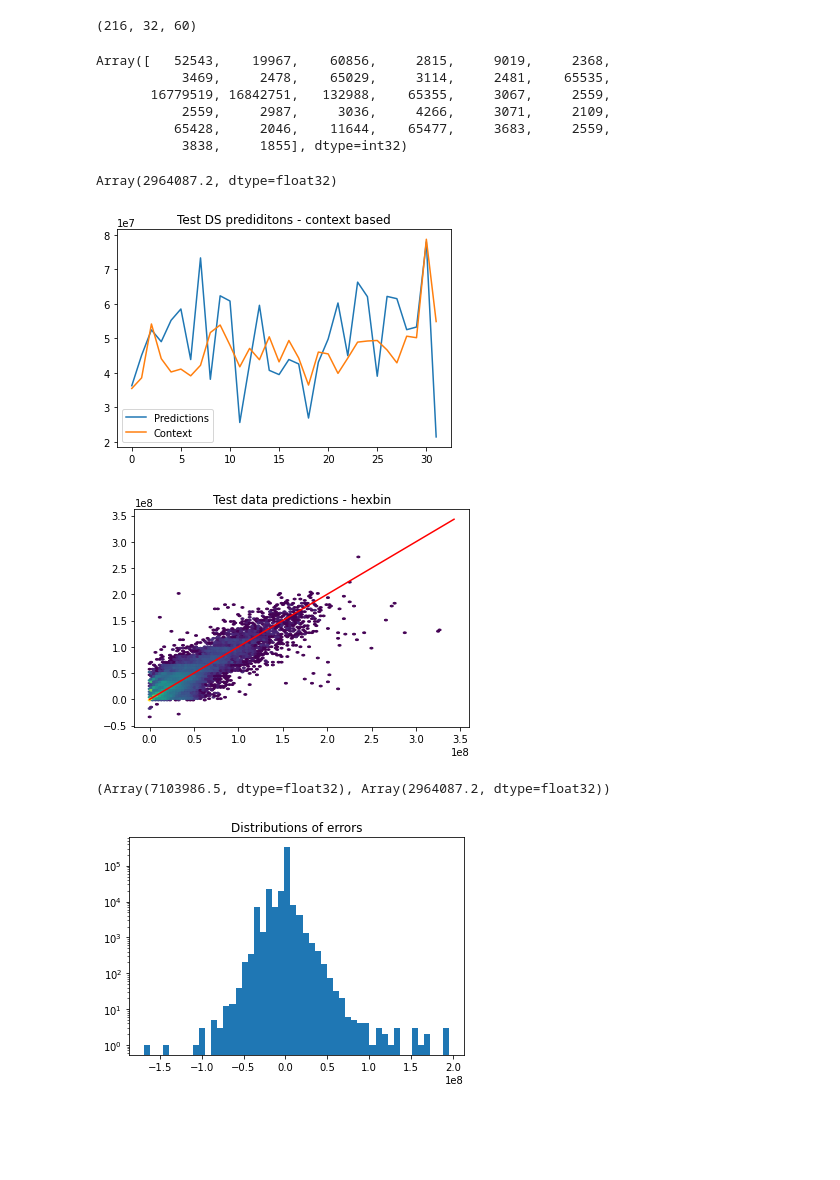
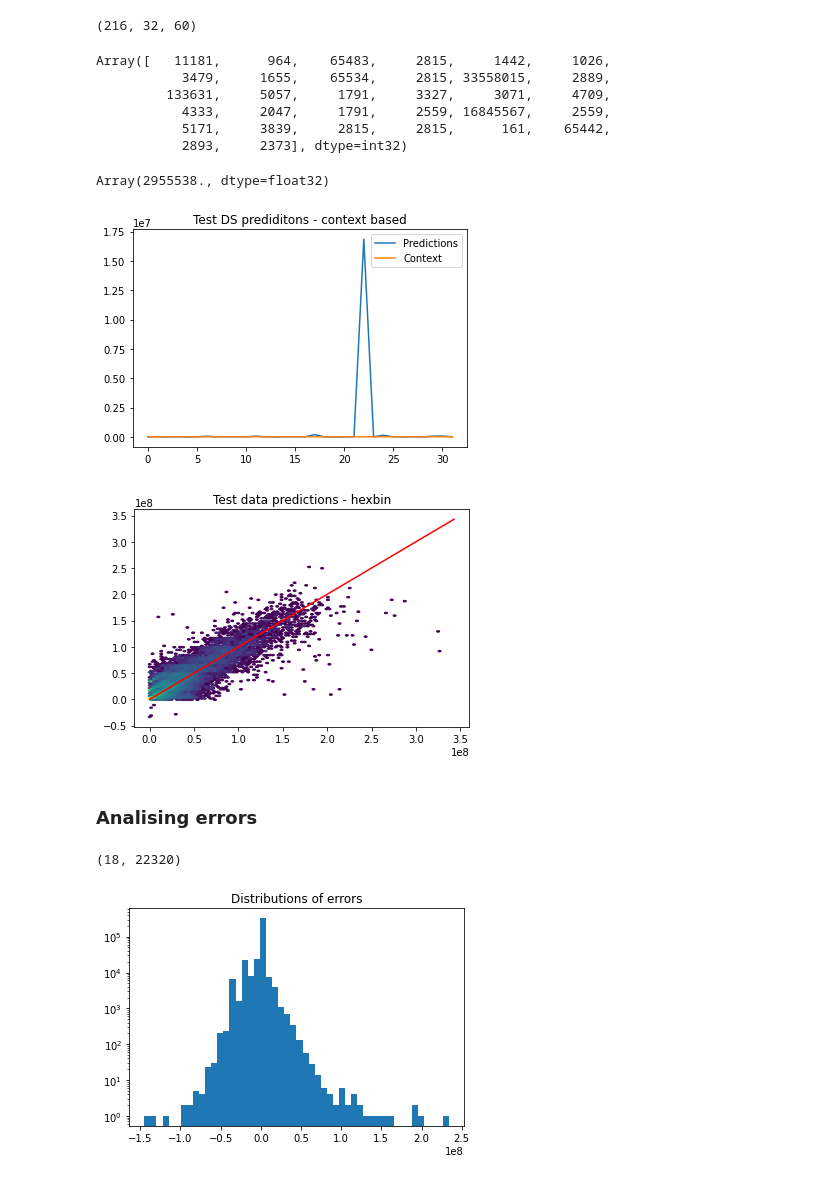
Before and after one commit to mmuravytskyi/snmp-madness, a Jupyter notebook: gat_transformer_model.ipynb, the cells around one changed output. Saved outputs shown, nothing was run; the diff lists cells and outputs as text; code cells hidden in the pictures; blank space fills up the shorter version.

Commit message:
GAT transformer notebook updated

```diff
--- a/gat_transformer_model.ipynb
+++ b/gat_transformer_model.ipynb
@@ -59,7 +58,7 @@ DROPOUT_RATE = 0.1
 SOFTMAX_TEMP = 1.5
 EMBEDDING_DTYPE = jnp.int16
 
-LOAD_WEIGHTS = False
+LOAD_WEIGHTS = True
 
 logging.info(f"Training params: MODEL_SIZE: {MODEL_SIZE}, " \
              f"NUM_LAYERS: {NUM_LAYERS}, " \
@@ -649,7 +648,7 @@ class TensorBoard:
 training loop
 # %%
 if LOAD_WEIGHTS:
-    model_params = jnp.load('graph_transformer_2023-04-11-13-08-17.npy', allow_pickle=True)
+    model_params = jnp.load('graph_transformer_2023-04-14-12-47-58.npy', allow_pickle=True)
 else:
     avg_loss = []
     confusion_matrix = jnp.zeros((GRAPH_NUM_NODES*BATCH_SIZE, VOCAB_SIZE, VOCAB_SIZE))
@@ -884,16 +863,16 @@ test_data_full_decoded.shape
 # %%
 full_seq_predictions[200, :, 4]
 # %% [output]
-Array([   52543,    19967,    60856,     2815,     9019,     2368,
-           3469,     2478,    65029,     3114,     2481,    65535,
-       16779519, 16842751,   132988,    65355,     3067,     2559,
-           2559,     2987,     3036,     4266,     3071,     2109,
-          65428,     2046,    11644,    65477,     3683,     2559,
-           3838,     1855], dtype=int32)
+Array([   11181,      964,    65483,     2815,     1442,     1026,
+           3479,     1655,    65534,     2815, 33558015,     2889,
+         133631,     5057,     1791,     3327,     3071,     4709,
+           4333,     2047,     1791,     2559, 16845567,     2559,
+           5171,     3839,     2815,     2815,      161,    65442,
+           2893,     2373], dtype=int32)
 # %%
 jnp.mean(jnp.abs(test_data_full_decoded[:, 1:] - full_seq_predictions[:, :-1]))
 # %% [output]
-Array(2964087.2, dtype=float32)
+Array(2955538., dtype=float32)
 # %%
 rnd_sample_idx = jax.random.randint(next(rng), (1, ), 0, test_data_full_decoded.shape[-1]).item()
 edg_idx = jax.random.randint(next(rng), (1, ), 0, test_data_full_decoded.shape[0]).item()
@@ -905,7 +884,7 @@ plt.legend()
 plt.title("Test DS prediditons - context based")
 plt.show()
 # %% [output]
-[figure, old version]
+[figure, new version]
 # %%
 fig, ax = plt.subplots()
 ax.hexbin(x = jnp.ravel(test_data_full_decoded[:, 1:]), y = jnp.ravel(full_seq_predictions[:, :-1]),
@@ -921,17 +900,20 @@ ax.plot(lims, lims, 'r-')
 plt.title("Test data predictions - hexbin")
 plt.show()
 # %% [output]
-[figure, old version]
+[figure, new version]
-# %%
-jnp.abs(errs).std(), jnp.abs(errs).mean()
-# %% [output]
-(Array(7103986.5, dtype=float32), Array(2964087.2, dtype=float32))
+# %% [markdown]
+### Analising errors
+# %%
+errs = test_data_full_decoded[:, 1:] - full_seq_predictions[:, :-1]  # (B x Edg, T-1, N)
+errs = errs.reshape((GRAPH_NUM_NODES, BATCH_SIZE, -1))
+errs = errs.reshape((GRAPH_NUM_NODES, -1))  # (Edg, ...)
+errs.shape
+# %% [output]
+(18, 22320)
 # %%
-errs = (test_data_full_decoded[:, 1:] - full_seq_predictions[:, :-1]).ravel()
-
 fig, ax = plt.subplots()
-ax.hist(errs, bins=50, log=True)
+ax.hist(errs.ravel(), bins=50, log=True)
 plt.title("Distributions of errors")
 plt.show()
 # %% [output]
-[figure, old version]
+[figure, new version]
```
Also changed, not shown: parts of 9 cells of this notebook.
